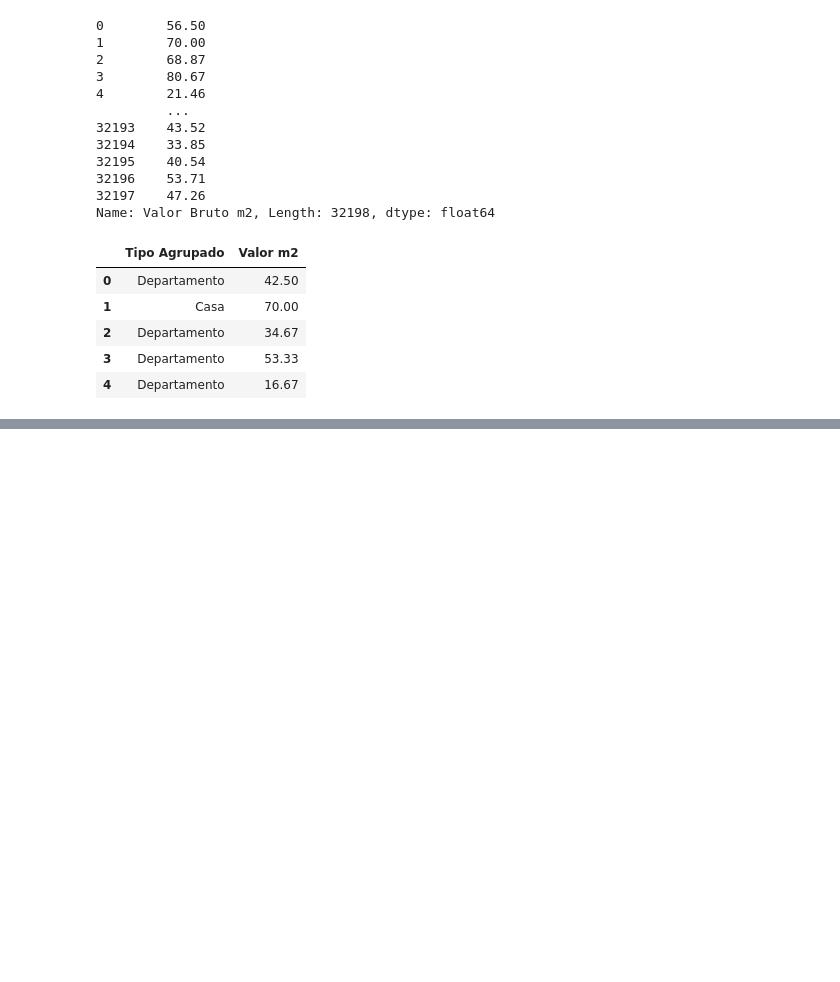
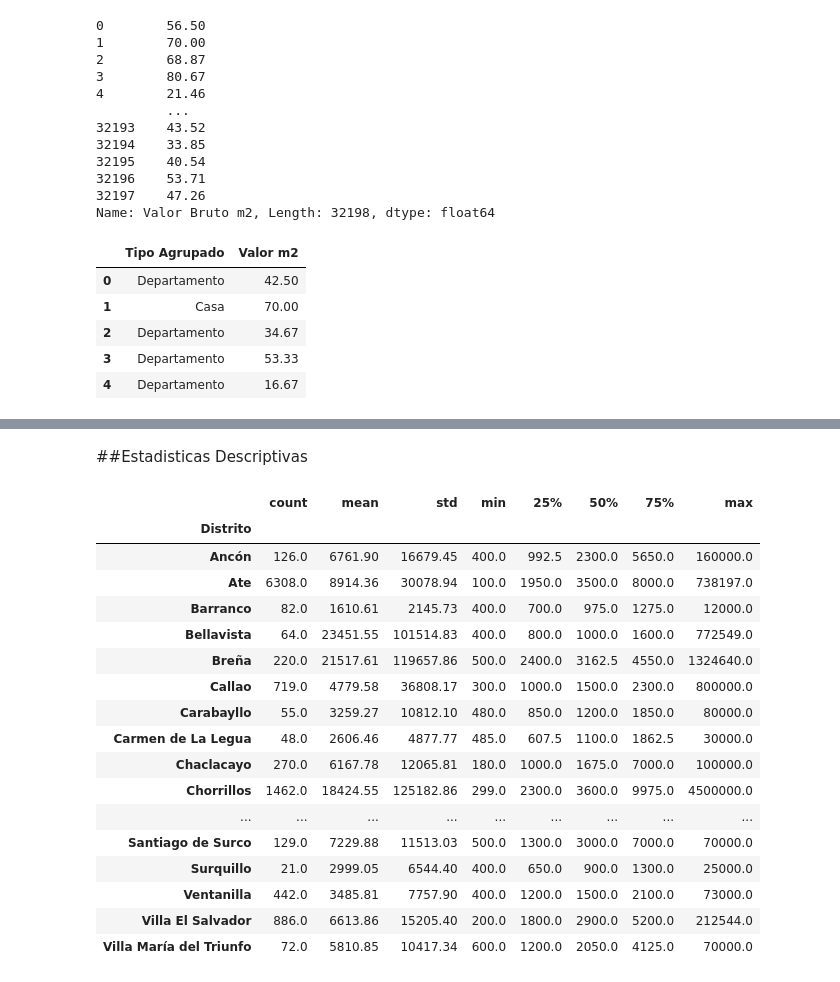
Before and after one commit to AdrianCPC/Data_analysis_rentals, a Jupyter notebook: Base_de_Datos.ipynb, the cells around one changed output, grey strips where cells are left out. Saved outputs shown, nothing was run; the diff lists cells and outputs as text; code cells hidden in the pictures; blank space fills up the shorter version.

```diff
--- a/Base_de_Datos.ipynb
+++ b/Base_de_Datos.ipynb
@@ -1149,0 +1300,23 @@ datos.to_csv('alquiler_residencial_2.csv', sep=';', index=False)
+# %% [markdown]
+##Estadisticas Descriptivas
+# %%
+grupo_barrio['Valor'].describe().round(2)
+# %% [output]
+|  | count | mean | std | min | 25% | 50% | 75% | max |
+| Distrito |  |  |  |  |  |  |  |  |
+| Ancón | 126.0 | 6761.90 | 16679.45 | 400.0 | 992.5 | 2300.0 | 5650.0 | 160000.0 |
+| Ate | 6308.0 | 8914.36 | 30078.94 | 100.0 | 1950.0 | 3500.0 | 8000.0 | 738197.0 |
+| Barranco | 82.0 | 1610.61 | 2145.73 | 400.0 | 700.0 | 975.0 | 1275.0 | 12000.0 |
+| Bellavista | 64.0 | 23451.55 | 101514.83 | 400.0 | 800.0 | 1000.0 | 1600.0 | 772549.0 |
+| Breña | 220.0 | 21517.61 | 119657.86 | 500.0 | 2400.0 | 3162.5 | 4550.0 | 1324640.0 |
+| Callao | 719.0 | 4779.58 | 36808.17 | 300.0 | 1000.0 | 1500.0 | 2300.0 | 800000.0 |
+| Carabayllo | 55.0 | 3259.27 | 10812.10 | 480.0 | 850.0 | 1200.0 | 1850.0 | 80000.0 |
+| Carmen de La Legua | 48.0 | 2606.46 | 4877.77 | 485.0 | 607.5 | 1100.0 | 1862.5 | 30000.0 |
+| Chaclacayo | 270.0 | 6167.78 | 12065.81 | 180.0 | 1000.0 | 1675.0 | 7000.0 | 100000.0 |
+| Chorrillos | 1462.0 | 18424.55 | 125182.86 | 299.0 | 2300.0 | 3600.0 | 9975.0 | 4500000.0 |
+| ... | ... | ... | ... | ... | ... | ... | ... | ... |
+| Santiago de Surco | 129.0 | 7229.88 | 11513.03 | 500.0 | 1300.0 | 3000.0 | 7000.0 | 70000.0 |
+| Surquillo | 21.0 | 2999.05 | 6544.40 | 400.0 | 650.0 | 900.0 | 1300.0 | 25000.0 |
+| Ventanilla | 442.0 | 3485.81 | 7757.90 | 400.0 | 1200.0 | 1500.0 | 2100.0 | 73000.0 |
+| Villa El Salvador | 886.0 | 6613.86 | 15205.40 | 200.0 | 1800.0 | 2900.0 | 5200.0 | 212544.0 |
+| Villa María del Triunfo | 72.0 | 5810.85 | 10417.34 | 600.0 | 1200.0 | 2050.0 | 4125.0 | 70000.0 |
```
Also changed, not shown: parts of 24 cells of this notebook.
